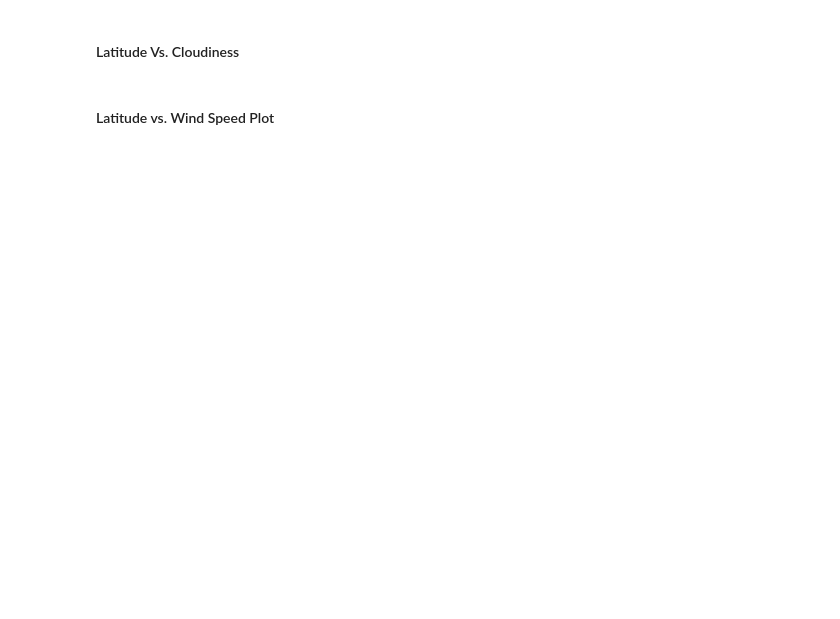
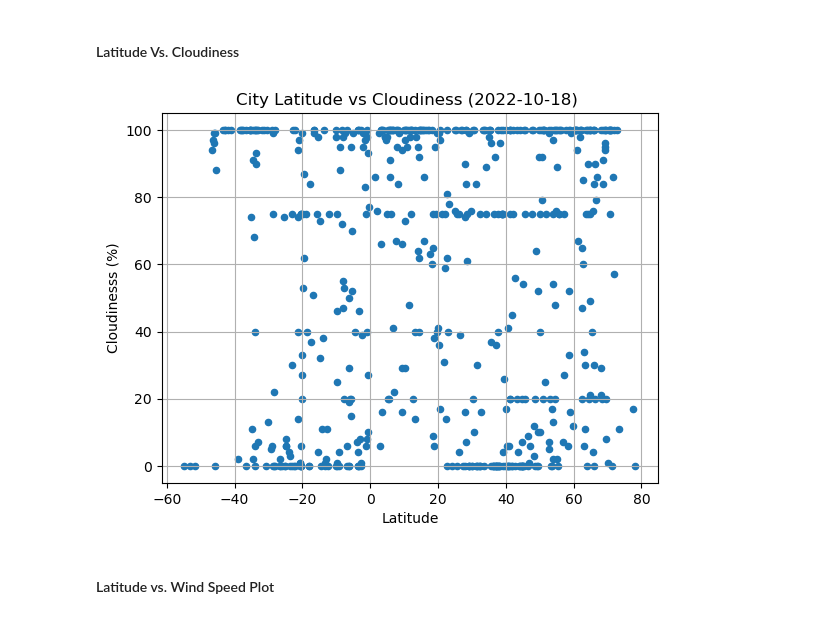
Before and after one commit to SkylerKhalachyan/python-api-challenge, a Jupyter notebook: WeatherPy/WeatherPy.ipynb, the cells around one changed output. Drawn from its saved outputs; the diff is of its cells as text; code cells hidden in the pictures; blank space fills up the shorter version.

```diff
--- a/WeatherPy/WeatherPy.ipynb
+++ b/WeatherPy/WeatherPy.ipynb
@@ -276,16 +289,22 @@ plt.show()
 #### Latitude Vs. Cloudiness
 # %%
 # Build the scatter plots for latitude vs. cloudiness
-# YOUR CODE HERE
+city_data_df.plot(kind="scatter", x = "Lat", y = "Cloudiness")
 
 # Incorporate the other graph properties
-# YOUR CODE HERE
+plt.title("City Latitude vs Cloudiness (2022-10-18) ")
+plt.xlabel("Latitude")
+plt.ylabel("Cloudinesss (%)")
+plt.grid()
+
 
 # Save the figure
 plt.savefig("output_data/Fig3.png")
 
 # Show plot
 plt.show()
+# %% [output]
+[figure, added]
 # %% [markdown]
 #### Latitude vs. Wind Speed Plot
 # %%
```
Also changed, not shown: parts of 41 cells of this notebook, 5 other files.
